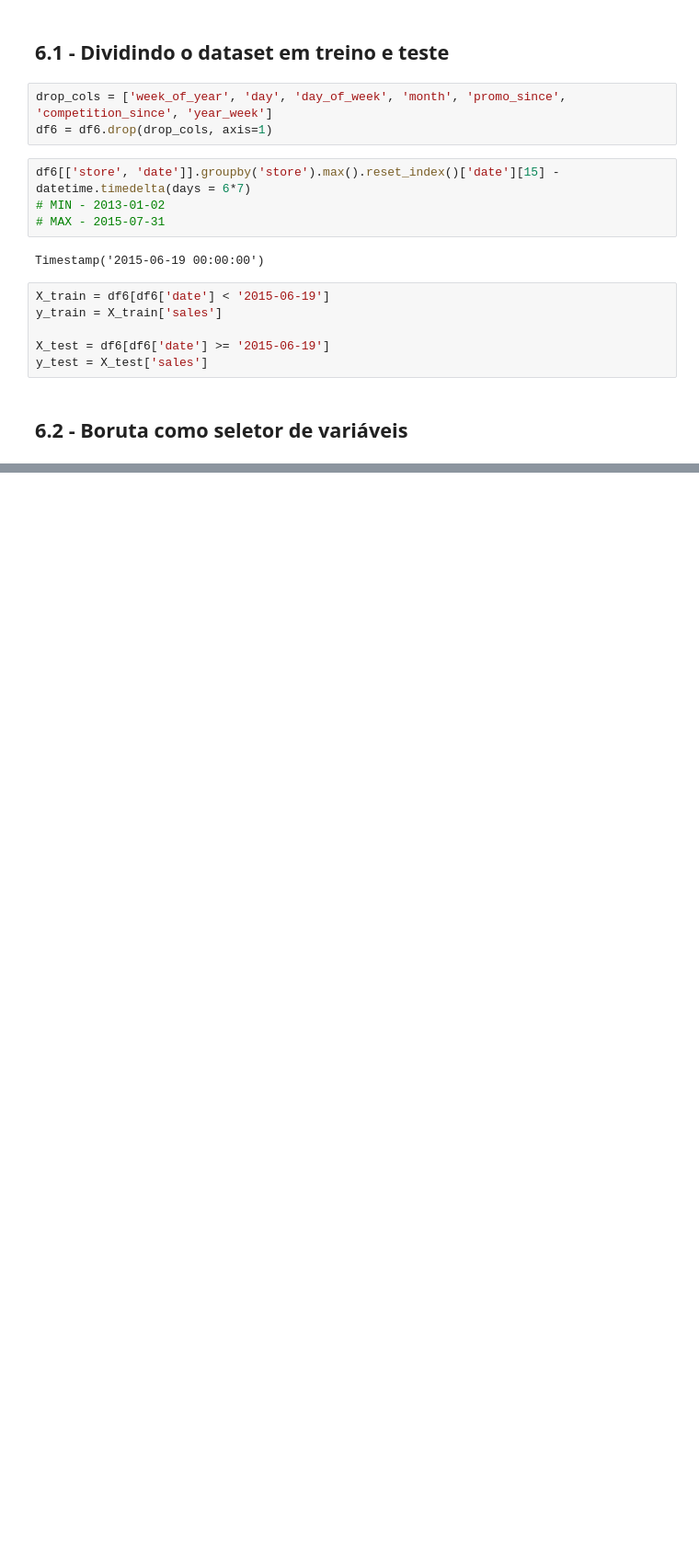
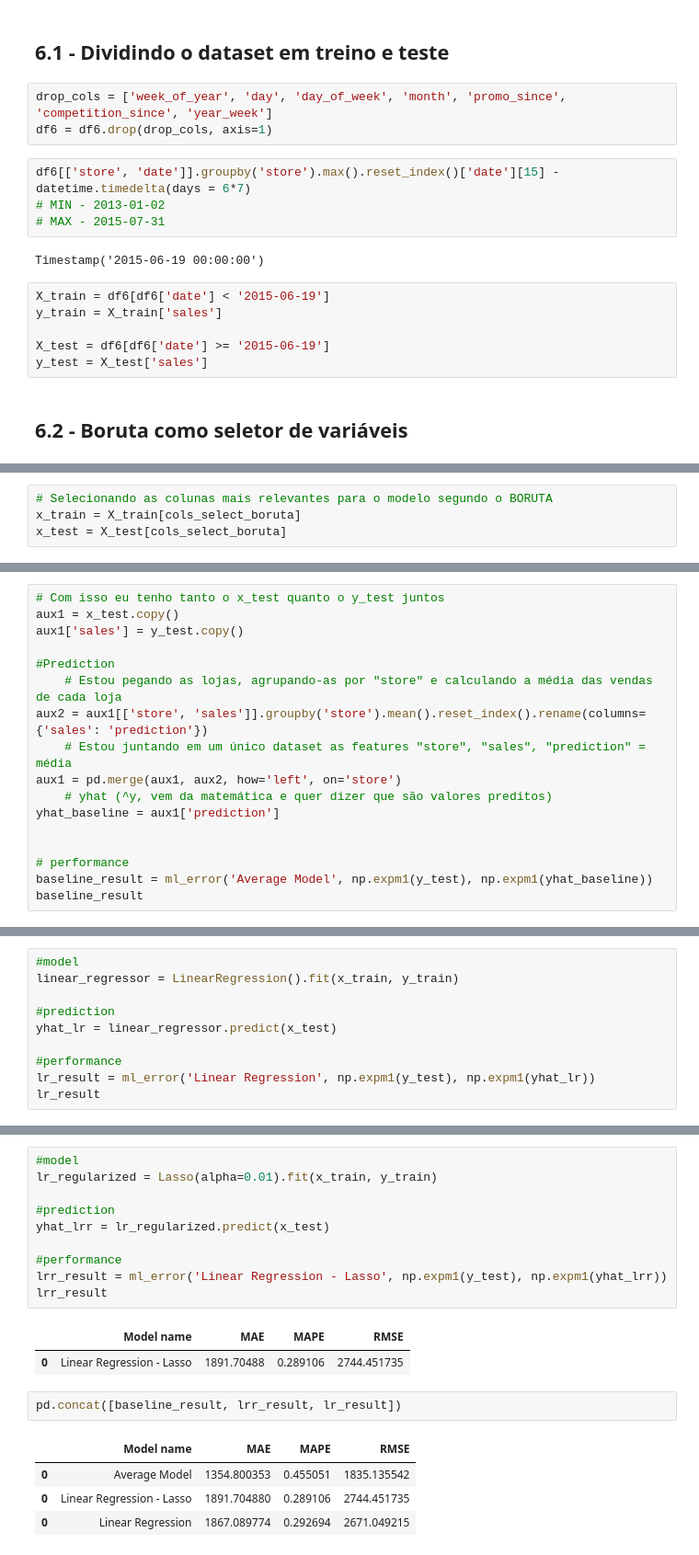
Before and after one commit to matheus-emanuel/Prediction-Rossaman-Store-Kaggle, a Jupyter notebook: store_sales_prediction.ipynb, the cells around one changed output, grey strips where cells are left out. Shown at 92% size. Saved outputs shown, nothing was run; the diff lists cells and outputs as text; blank space fills up the shorter version.

```diff
--- a/store_sales_prediction.ipynb
+++ b/store_sales_prediction.ipynb
@@ -870,0 +892,4 @@ cols_select_boruta
+# %%
+# Selecionando as colunas mais relevantes para o modelo segundo o BORUTA
+x_train = X_train[cols_select_boruta]
+x_test = X_test[cols_select_boruta]
@@ -870,0 +898,17 @@ cols_select_boruta
+# %%
+# Com isso eu tenho tanto o x_test quanto o y_test juntos
+aux1 = x_test.copy()
+aux1['sales'] = y_test.copy()
+
+#Prediction
+    # Estou pegando as lojas, agrupando-as por "store" e calculando a média das vendas de cada loja
+aux2 = aux1[['store', 'sales']].groupby('store').mean().reset_index().rename(columns={'sales': 'prediction'})
+    # Estou juntando em um único dataset as features "store", "sales", "prediction" = média
+aux1 = pd.merge(aux1, aux2, how='left', on='store')
+    # yhat (^y, vem da matemática e quer dizer que são valores preditos)
+yhat_baseline = aux1['prediction']
+
+
+# performance
+baseline_result = ml_error('Average Model', np.expm1(y_test), np.expm1(yhat_baseline))
+baseline_result
@@ -870,0 +920,10 @@ cols_select_boruta
+# %%
+#model
+linear_regressor = LinearRegression().fit(x_train, y_train)
+
+#prediction
+yhat_lr = linear_regressor.predict(x_test)
+
+#performance
+lr_result = ml_error('Linear Regression', np.expm1(y_test), np.expm1(yhat_lr))
+lr_result
@@ -870,0 +935,20 @@ cols_select_boruta
+# %%
+#model
+lr_regularized = Lasso(alpha=0.01).fit(x_train, y_train)
+
+#prediction
+yhat_lrr = lr_regularized.predict(x_test)
+
+#performance
+lrr_result = ml_error('Linear Regression - Lasso', np.expm1(y_test), np.expm1(yhat_lrr))
+lrr_result
+# %% [output]
+|  | Model name | MAE | MAPE | RMSE |
+| 0 | Linear Regression - Lasso | 1891.70488 | 0.289106 | 2744.451735 |
+# %%
+pd.concat([baseline_result, lrr_result, lr_result])
+# %% [output]
+|  | Model name | MAE | MAPE | RMSE |
+| 0 | Average Model | 1354.800353 | 0.455051 | 1835.135542 |
+| 0 | Linear Regression - Lasso | 1891.704880 | 0.289106 | 2744.451735 |
+| 0 | Linear Regression | 1867.089774 | 0.292694 | 2671.049215 |
```
Also changed, not shown: parts of 27 cells of this notebook.
